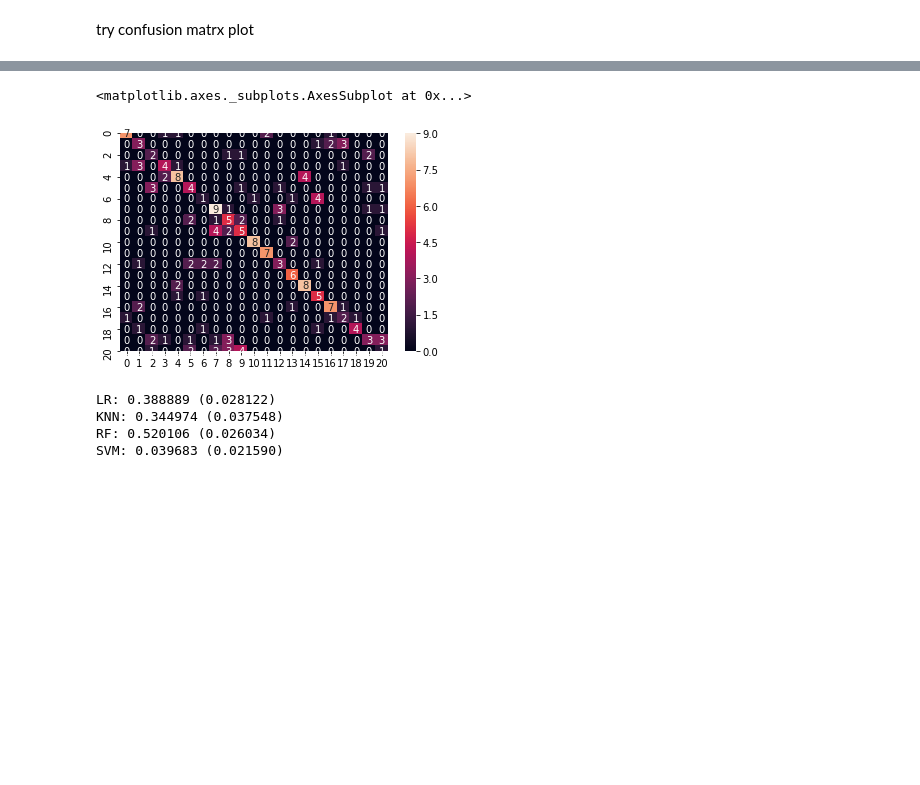
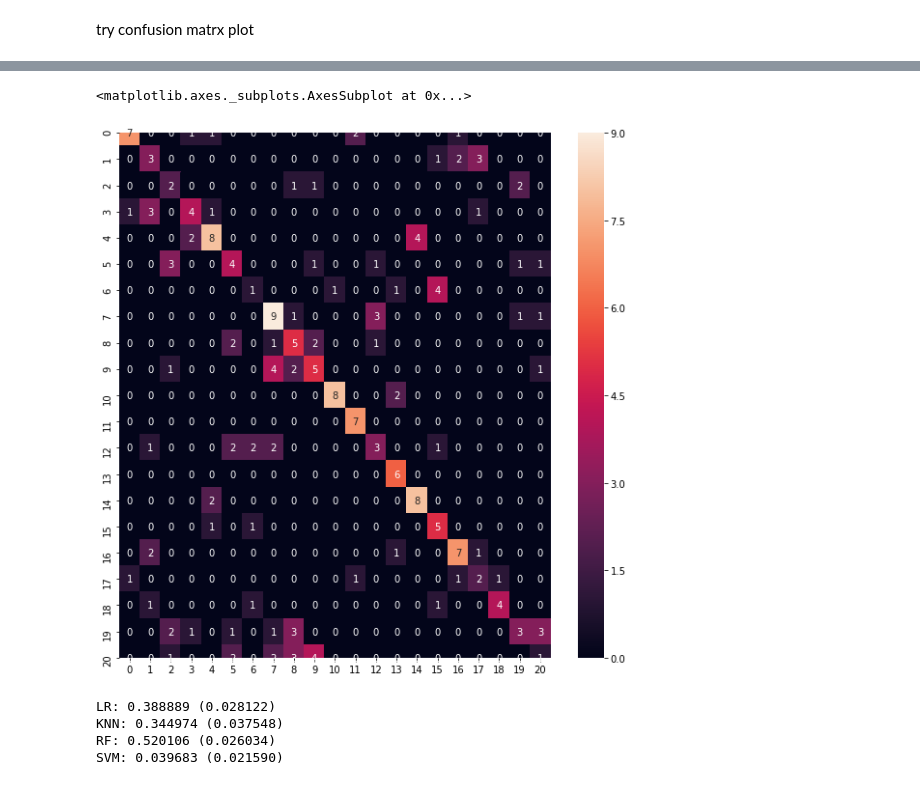
Before and after one commit to celinezhang2019/DS_PRE-FINAL, a Jupyter notebook: RF_100.ipynb, the cells around one changed output, grey strips where cells are left out. Saved outputs shown, nothing was run; the diff lists cells and outputs as text; code cells hidden in the pictures; blank space fills up the shorter version.

```diff
--- a/RF_100.ipynb
+++ b/RF_100.ipynb
@@ -438,9 +439,10 @@ Confusion matrix, without normalization
 # %%
 import seaborn as sns
 from sklearn.metrics import confusion_matrix
 import matplotlib.pyplot as pltsns
 C2=confusion_matrix(testLabelsGlobal,prediction, labels=[0,1,2,3,4,5,6,7,8,9,10,11,12,13,14,15,16,17,18,19,20])
+pyplot.figure(figsize=(10,10))
 sns.heatmap(C2,annot=True)
 # %% [output]
 <matplotlib.axes._subplots.AxesSubplot at 0x...>
-[figure, old version]
+[figure, new version]
```
Also changed, not shown: parts of 2 cells of this notebook.
